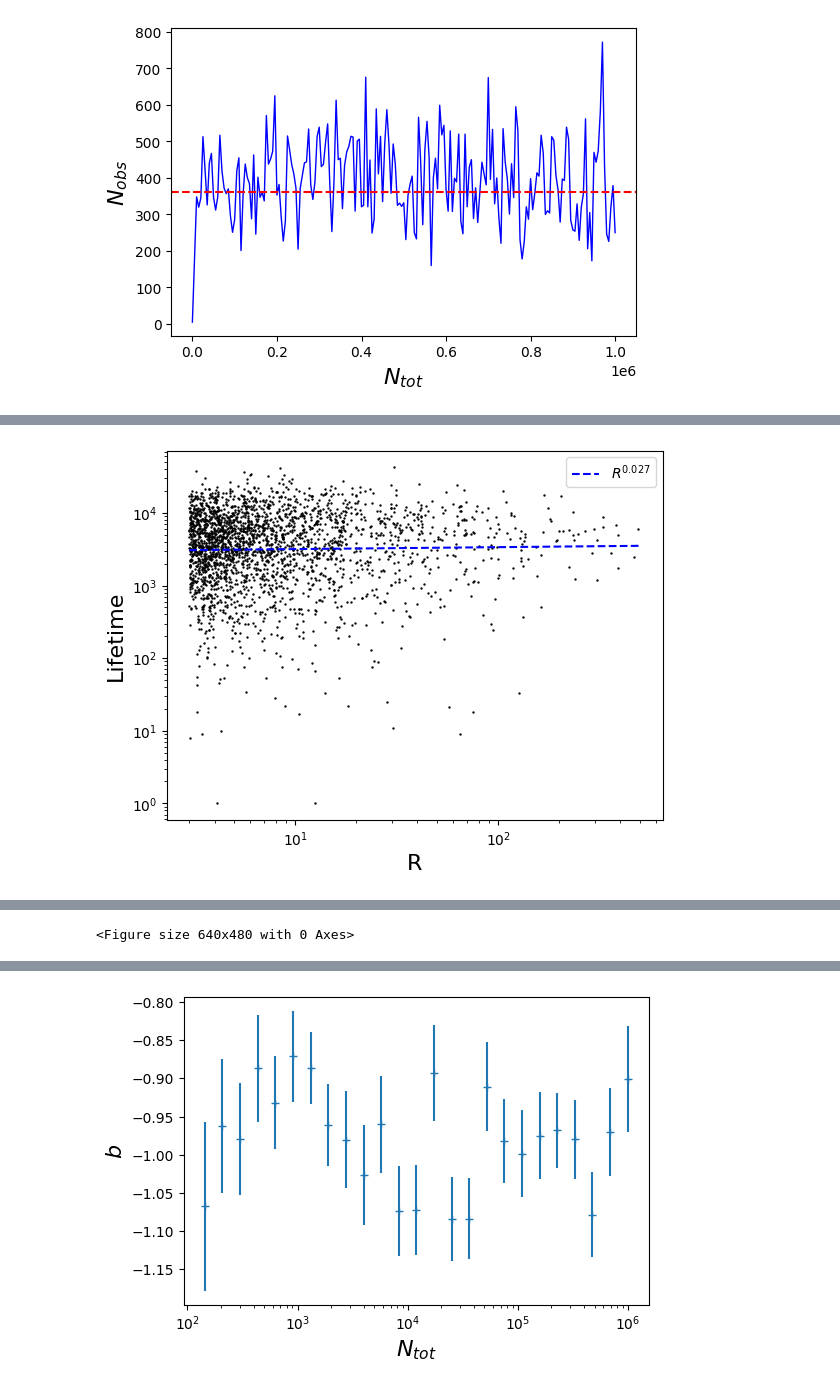
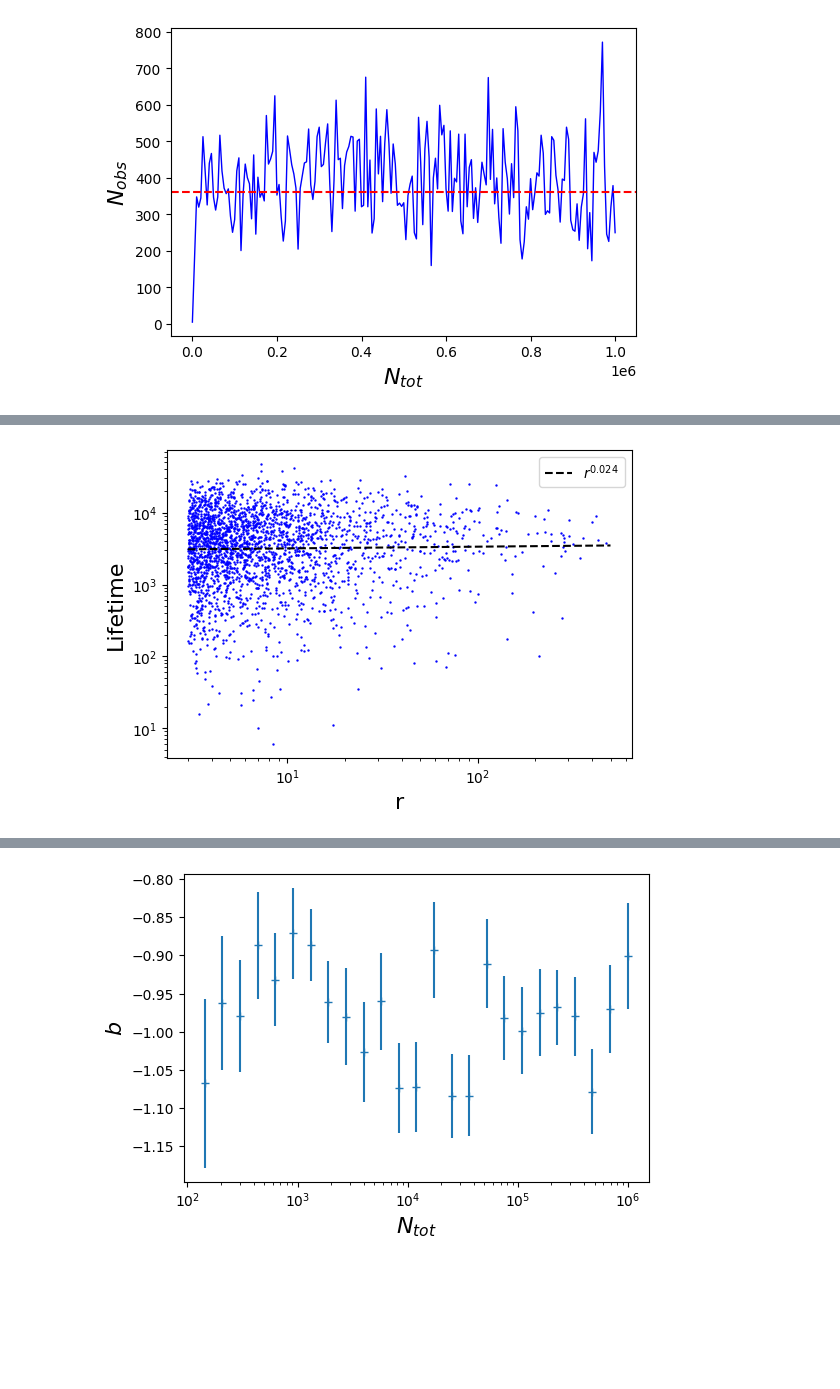
Before and after one commit to seanmason/saturation, a Jupyter notebook: notebooks/thesis/Chapter4/SingleSimulationPlots.ipynb, the cells around one changed output, grey strips where cells are left out. Drawn from its saved outputs; the diff is of its cells as text; code cells hidden in the pictures; blank space fills up the shorter version.

```diff
--- a/notebooks/thesis/Chapter4/SingleSimulationPlots.ipynb
+++ b/notebooks/thesis/Chapter4/SingleSimulationPlots.ipynb
@@ -394,13 +417,15 @@ nobs line: 362.5
 # %%
 lifetimes = get_lifetimes_for_simulation(selected_simulation_id, base_path, 0.25)
 # lifetimes = lifetimes[lifetimes.radius < 20]
+
+plt.figure(figsize=(6, 4))
 
 # Sampled scatterplot
 sampled = lifetimes.sample(frac=0.01)
 plt.scatter(
     sampled.radius,
     sampled.lifetime,
-    c="black",
+    c="blue",
     s=.5
 )
 
@@ -412,38 +437,38 @@ plt.plot(
     lifetimes.radius,
     np.exp(fitted_model.predict(lifetimes)),
     ls="dashed",
-    c="blue",
-    label=f"$R^{{ {fitted_slope:.2} }}$"
+    c="black",
+    label=f"$r^{{ {fitted_slope:.3f} }}$"
 )
 
 plt.xscale("log")
 plt.yscale("log")
-plt.xlabel("R", fontsize=font_size)
+plt.xlabel("r", fontsize=font_size)
 plt.ylabel("Lifetime", fontsize=font_size)
 plt.legend()
 
+plt.savefig(f"figures/{scenario_name}_lifetimes_scatter.png", bbox_inches="tight")
 plt.show()
-plt.savefig(f"figures/{scenario_name}_lifetimes_scatter.png", bbox_inches="tight")
 
 # # Smoothed plot
 n_smoothing = 500
 min_periods = 100
 smoothed_radii = lifetimes.radius.rolling(n_smoothing, center=True).mean().dropna().reset_index(drop=True)[:-n_smoothing//4]
 smoothed_lifetimes = lifetimes.lifetime.rolling(n_smoothing, center=True).mean().dropna().reset_index(drop=True)[:-n_smoothing//4]
 plt.plot(
     smoothed_radii,
     smoothed_lifetimes,
-    c="black",
+    c="blue",
     label="Smoothed",
     lw=2
 )
-plt.xlabel("R", fontsize=font_size)
+plt.xlabel("r", fontsize=font_size)
 plt.ylabel("Lifetime", fontsize=font_size)
 
 plt.xscale("log")
 plt.yscale("log")
 
+plt.savefig(f"figures/{scenario_name}_lifetimes_smoothed.png", bbox_inches="tight")
 plt.show()
-plt.savefig(f"figures/{scenario_name}_lifetimes_smoothed.png", bbox_inches="tight")
 # %% [output]
-[figure, old version]
+[figure, new version]
@@ -451 +475,0 @@ plt.savefig(f"figures/{scenario_name}_lifetimes_smoothed.png", bbox_inches="tigh
-<Figure size 640x480 with 0 Axes>
```
Also changed, not shown: parts of 39 cells of this notebook, 1 other file.
